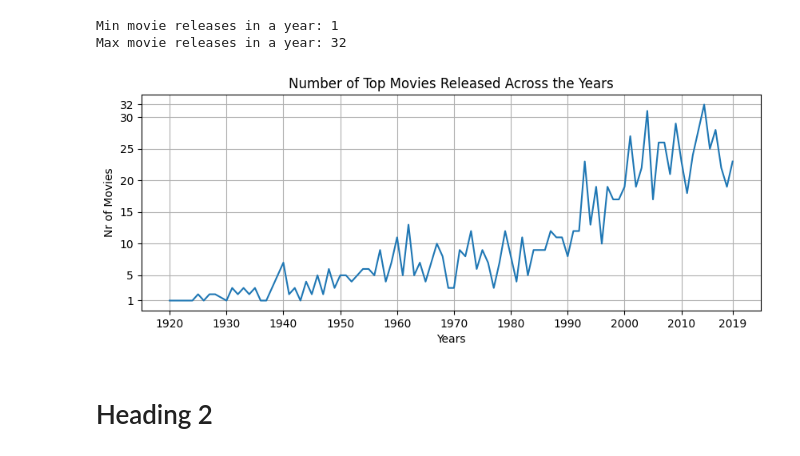
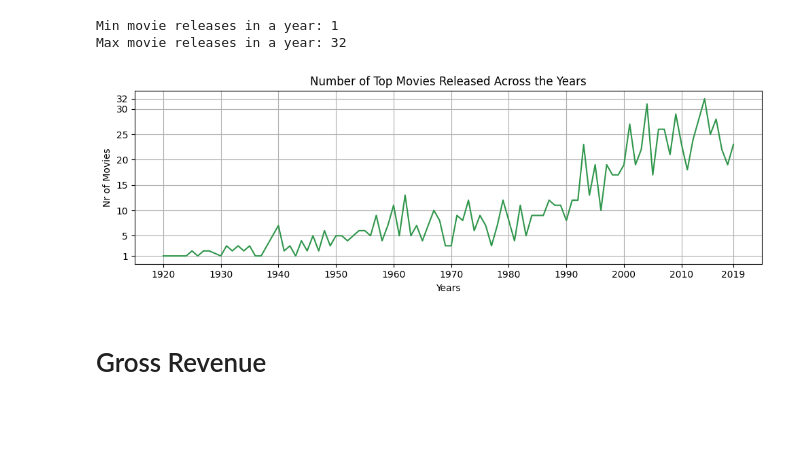
Before and after one commit to AbubakrBardien/movie-dataset-analysis, a Jupyter notebook: Data_Analysis.ipynb, the cells around one changed output. Saved outputs shown, nothing was run; the diff lists cells and outputs as text; code cells hidden in the pictures; blank space fills up the shorter version.

Commit message:
Finished my other graphs for Data Analysis in the 'Data_Analysis.ipynb' file

```diff
--- a/Data_Analysis.ipynb
+++ b/Data_Analysis.ipynb
@@ -74,15 +74,16 @@ Min movie releases in a year: 1
 Max movie releases in a year: 32
 # %%
 plt.figure(figsize=(10, 3.5))
-plt.plot(release_years.index, release_years.values)
+plt.plot(release_years.index, release_years.values, color="#2f964b")
 plt.title("Number of Top Movies Released Across the Years")
 plt.xlabel("Years")
 plt.ylabel("Nr of Movies")
 plt.grid()
 plt.xticks([1920, 1930, 1940, 1950, 1960, 1970, 1980, 1990, 2000, 2010, 2019])
 plt.yticks([1, 5, 10, 15, 20, 25, 30, 32])
+plt.tight_layout()
 plt.show()
 # %% [output]
-[figure, old version]
+[figure, new version]
 # %% [markdown]
-# Heading 2
+# Gross Revenue
```
Also changed, not shown: parts of 29 cells of this notebook.
